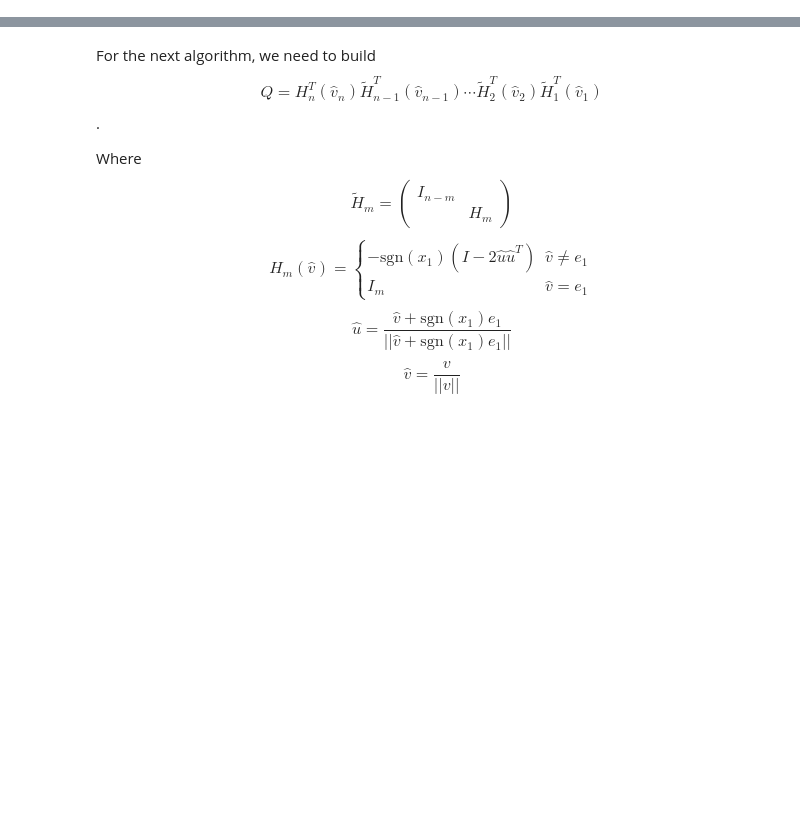
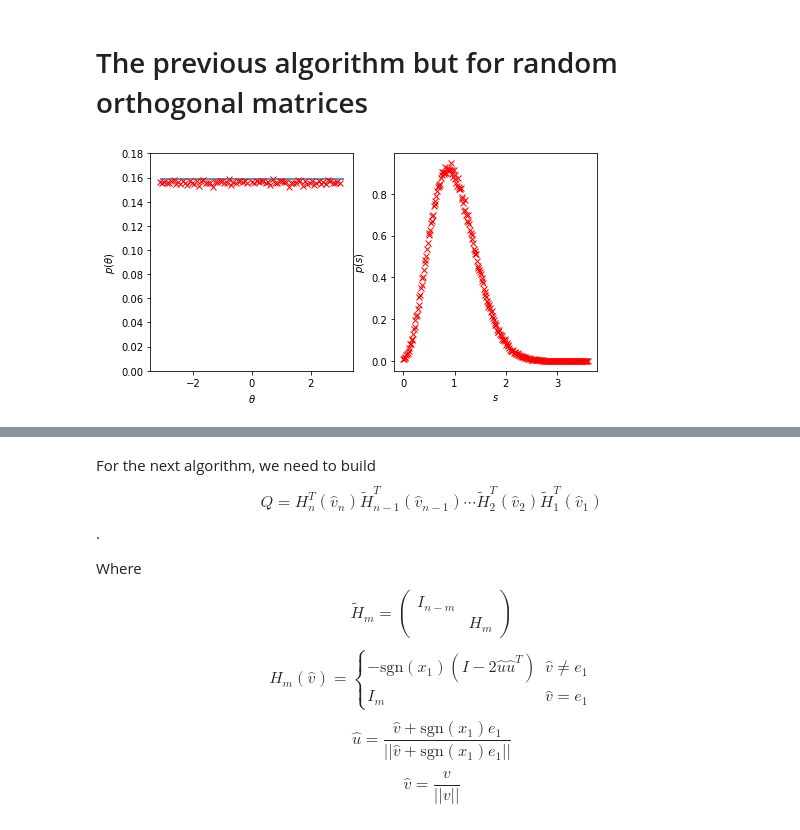
Before and after one commit to pocs-anguilla/anguilla, a Jupyter notebook: notebooks/prototypes/random_matrices.ipynb, the cells around one changed output, grey strips where cells are left out. Saved outputs shown, nothing was run; the diff lists cells and outputs as text; code cells hidden in the pictures; blank space fills up the shorter version.

```diff
--- a/notebooks/prototypes/random_matrices.ipynb
+++ b/notebooks/prototypes/random_matrices.ipynb
@@ -97,0 +115,23 @@ fig = verification_experiment(random_unitary_matrix, rng, n=50, samples=10000)
+# %% [markdown]
+# The previous algorithm but for random orthogonal matrices
+# %%
+def random_orthogonal_matrix_sign_correction(n, rng):
+    """Generate a random orthogonal matrix with a distribution given by a Haar measure.
+
+    Notes
+    -----
+    See pp. 11-12 of [2007:random-matrices]
+    """
+    Z = rng.standard_normal(size=(n,n))
+    return random_orthogonal_matrix_sign_correction_jit(n, Z)
+
+@numba.jit
+def random_orthogonal_matrix_sign_correction_jit(n, Z):
+    Q , r = np.linalg.qr(Z)
+    d = np.diag(r)
+    return Q * (d / np.abs(d)) @ Q
+# %%
+rng = np.random.default_rng(None)
+fig = verification_experiment(random_orthogonal_matrix_sign_correction, rng, n=50, samples=10000)
+# %% [output]
+[figure, added]
```
Also changed, not shown: parts of 29 cells of this notebook, 4 other files.
